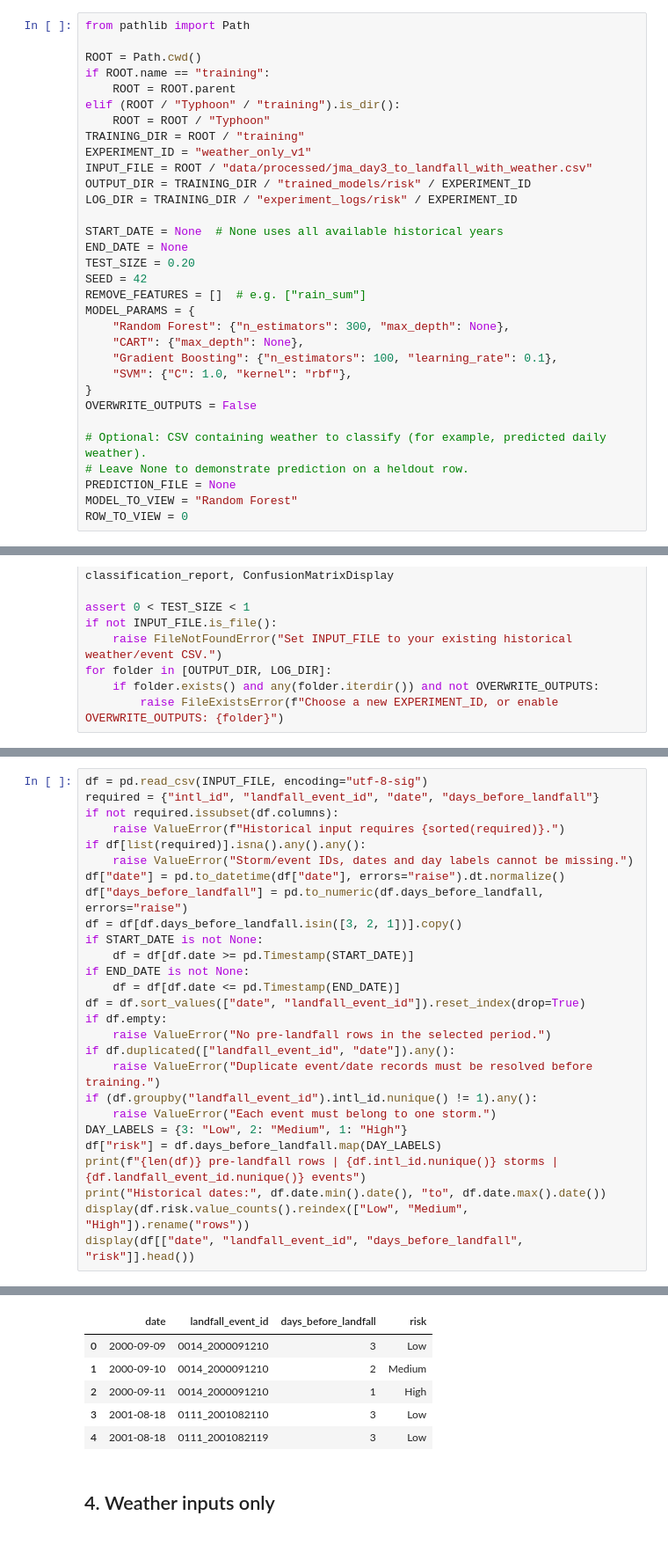
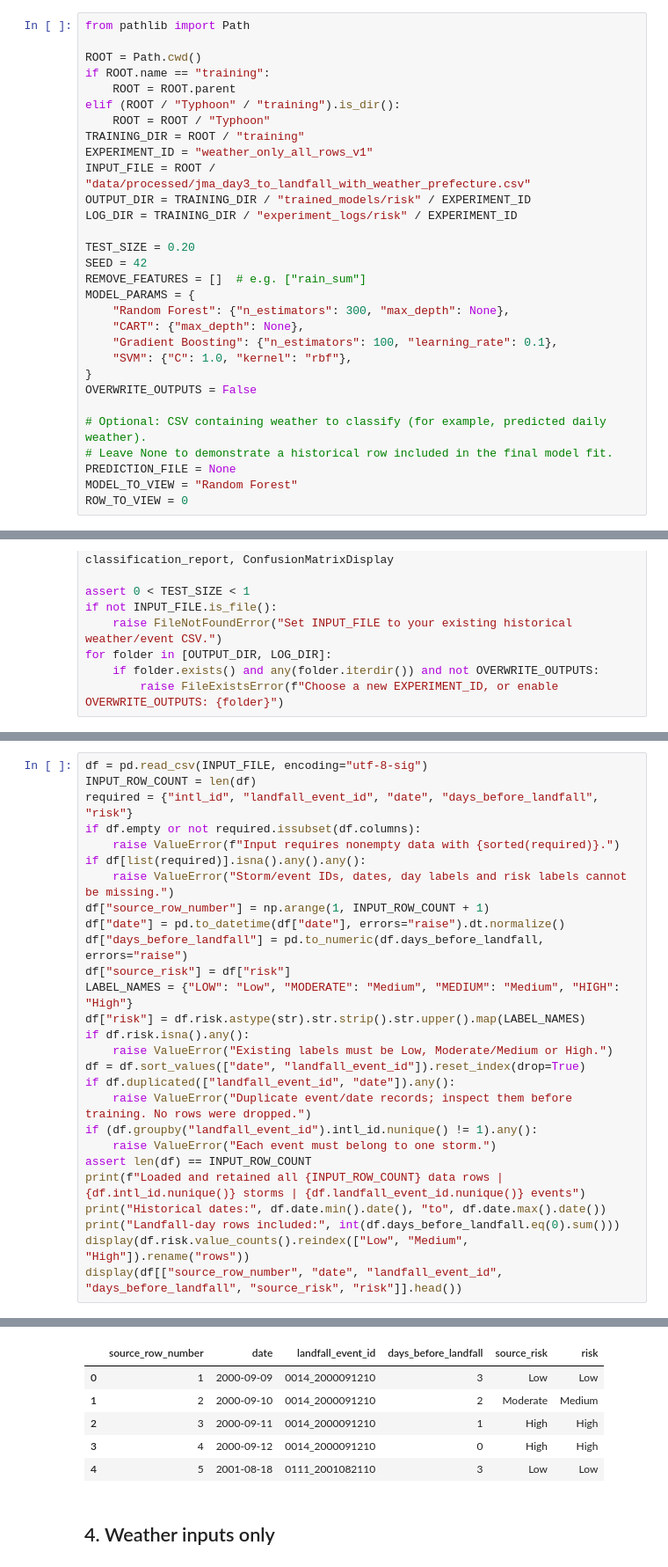
Before and after one commit to j23040579/Project-Innovation, a Jupyter notebook: Typhoon/training/train_typhoon_models.ipynb, the cells around one changed output, grey strips where cells are left out. Shown at 88% size. Saved outputs shown, nothing was run; the diff lists cells and outputs as text.

```diff
--- a/Typhoon/training/train_typhoon_models.ipynb
+++ b/Typhoon/training/train_typhoon_models.ipynb
@@ -23,13 +27,11 @@ if ROOT.name == "training":
 elif (ROOT / "Typhoon" / "training").is_dir():
     ROOT = ROOT / "Typhoon"
 TRAINING_DIR = ROOT / "training"
-EXPERIMENT_ID = "weather_only_v1"
-INPUT_FILE = ROOT / "data/processed/jma_day3_to_landfall_with_weather.csv"
+EXPERIMENT_ID = "weather_only_all_rows_v1"
+INPUT_FILE = ROOT / "data/processed/jma_day3_to_landfall_with_weather_prefecture.csv"
 OUTPUT_DIR = TRAINING_DIR / "trained_models/risk" / EXPERIMENT_ID
 LOG_DIR = TRAINING_DIR / "experiment_logs/risk" / EXPERIMENT_ID
 
-START_DATE = None  # None uses all available historical years
-END_DATE = None
 TEST_SIZE = 0.20
 SEED = 42
 REMOVE_FEATURES = []  # e.g. ["rain_sum"]
@@ -42,7 +44,7 @@ MODEL_PARAMS = {
 OVERWRITE_OUTPUTS = False
 
 # Optional: CSV containing weather to classify (for example, predicted daily weather).
-# Leave None to demonstrate prediction on a heldout row.
+# Leave None to demonstrate a historical row included in the final model fit.
 PREDICTION_FILE = None
 MODEL_TO_VIEW = "Random Forest"
 ROW_TO_VIEW = 0
@@ -80,28 +82,28 @@ for folder in [OUTPUT_DIR, LOG_DIR]:
 # %%
 df = pd.read_csv(INPUT_FILE, encoding="utf-8-sig")
-required = {"intl_id", "landfall_event_id", "date", "days_before_landfall"}
-if not required.issubset(df.columns):
-    raise ValueError(f"Historical input requires {sorted(required)}.")
+INPUT_ROW_COUNT = len(df)
+required = {"intl_id", "landfall_event_id", "date", "days_before_landfall", "risk"}
+if df.empty or not required.issubset(df.columns):
+    raise ValueError(f"Input requires nonempty data with {sorted(required)}.")
 if df[list(required)].isna().any().any():
-    raise ValueError("Storm/event IDs, dates and day labels cannot be missing.")
+    raise ValueError("Storm/event IDs, dates, day labels and risk labels cannot be missing.")
+df["source_row_number"] = np.arange(1, INPUT_ROW_COUNT + 1)
 df["date"] = pd.to_datetime(df["date"], errors="raise").dt.normalize()
 df["days_before_landfall"] = pd.to_numeric(df.days_before_landfall, errors="raise")
-df = df[df.days_before_landfall.isin([3, 2, 1])].copy()
-if START_DATE is not None:
-    df = df[df.date >= pd.Timestamp(START_DATE)]
-if END_DATE is not None:
-    df = df[df.date <= pd.Timestamp(END_DATE)]
+df["source_risk"] = df["risk"]
+LABEL_NAMES = {"LOW": "Low", "MODERATE": "Medium", "MEDIUM": "Medium", "HIGH": "High"}
+df["risk"] = df.risk.astype(str).str.strip().str.upper().map(LABEL_NAMES)
+if df.risk.isna().any():
+    raise ValueError("Existing labels must be Low, Moderate/Medium or High.")
 df = df.sort_values(["date", "landfall_event_id"]).reset_index(drop=True)
-if df.empty:
-    raise ValueError("No pre-landfall rows in the selected period.")
 if df.duplicated(["landfall_event_id", "date"]).any():
-    raise ValueError("Duplicate event/date records must be resolved before training.")
+    raise ValueError("Duplicate event/date records; inspect them before training. No rows were dropped.")
 if (df.groupby("landfall_event_id").intl_id.nunique() != 1).any():
     raise ValueError("Each event must belong to one storm.")
-DAY_LABELS = {3: "Low", 2: "Medium", 1: "High"}
-df["risk"] = df.days_before_landfall.map(DAY_LABELS)
-print(f"{len(df)} pre-landfall rows | {df.intl_id.nunique()} storms | {df.landfall_event_id.nunique()} events")
+assert len(df) == INPUT_ROW_COUNT
+print(f"Loaded and retained all {INPUT_ROW_COUNT} data rows | {df.intl_id.nunique()} storms | {df.landfall_event_id.nunique()} events")
 print("Historical dates:", df.date.min().date(), "to", df.date.max().date())
+print("Landfall-day rows included:", int(df.days_before_landfall.eq(0).sum()))
 display(df.risk.value_counts().reindex(["Low", "Medium", "High"]).rename("rows"))
-display(df[["date", "landfall_event_id", "days_before_landfall", "risk"]].head())
+display(df[["source_row_number", "date", "landfall_event_id", "days_before_landfall", "source_risk", "risk"]].head())
 # %% [output]
@@ -114,10 +117,10 @@ High      200
 Name: rows, dtype: int64
-|  | date | landfall_event_id | days_before_landfall | risk |
-| 0 | 2000-09-09 | 0014_2000091210 | 3 | Low |
-| 1 | 2000-09-10 | 0014_2000091210 | 2 | Medium |
-| 2 | 2000-09-11 | 0014_2000091210 | 1 | High |
-| 3 | 2001-08-18 | 0111_2001082110 | 3 | Low |
-| 4 | 2001-08-18 | 0111_2001082119 | 3 | Low |
+|  | source_row_number | date | landfall_event_id | days_before_landfall | source_risk | risk |
+| 0 | 1 | 2000-09-09 | 0014_2000091210 | 3 | Low | Low |
+| 1 | 2 | 2000-09-10 | 0014_2000091210 | 2 | Moderate | Medium |
+| 2 | 3 | 2000-09-11 | 0014_2000091210 | 1 | High | High |
+| 3 | 4 | 2000-09-12 | 0014_2000091210 | 0 | High | High |
+| 4 | 5 | 2001-08-18 | 0111_2001082110 | 3 | Low | Low |
 # %% [markdown]
 ## 4. Weather inputs only
 # %%
```
Also changed, not shown: parts of 15 cells of this notebook, 2 other files.
